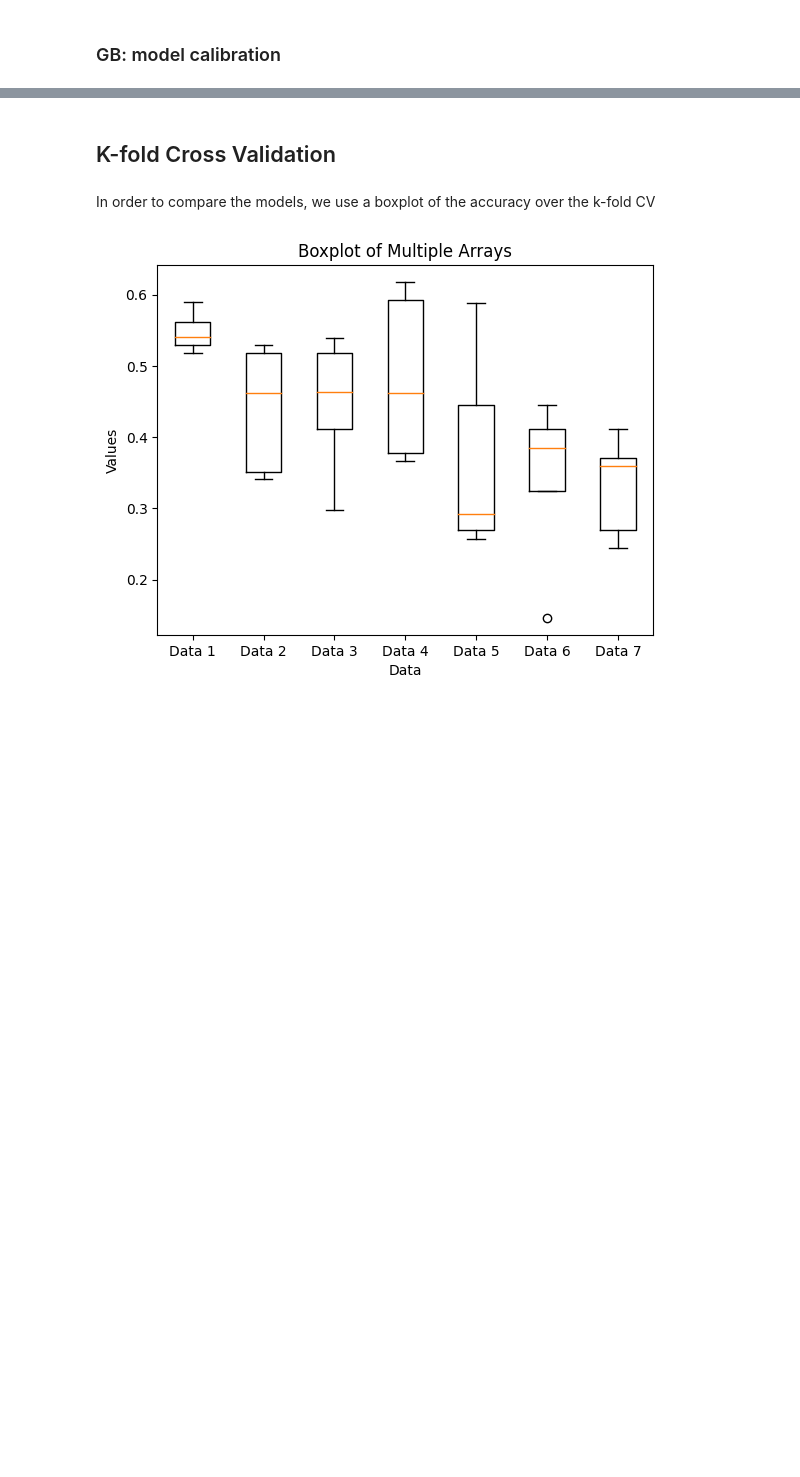
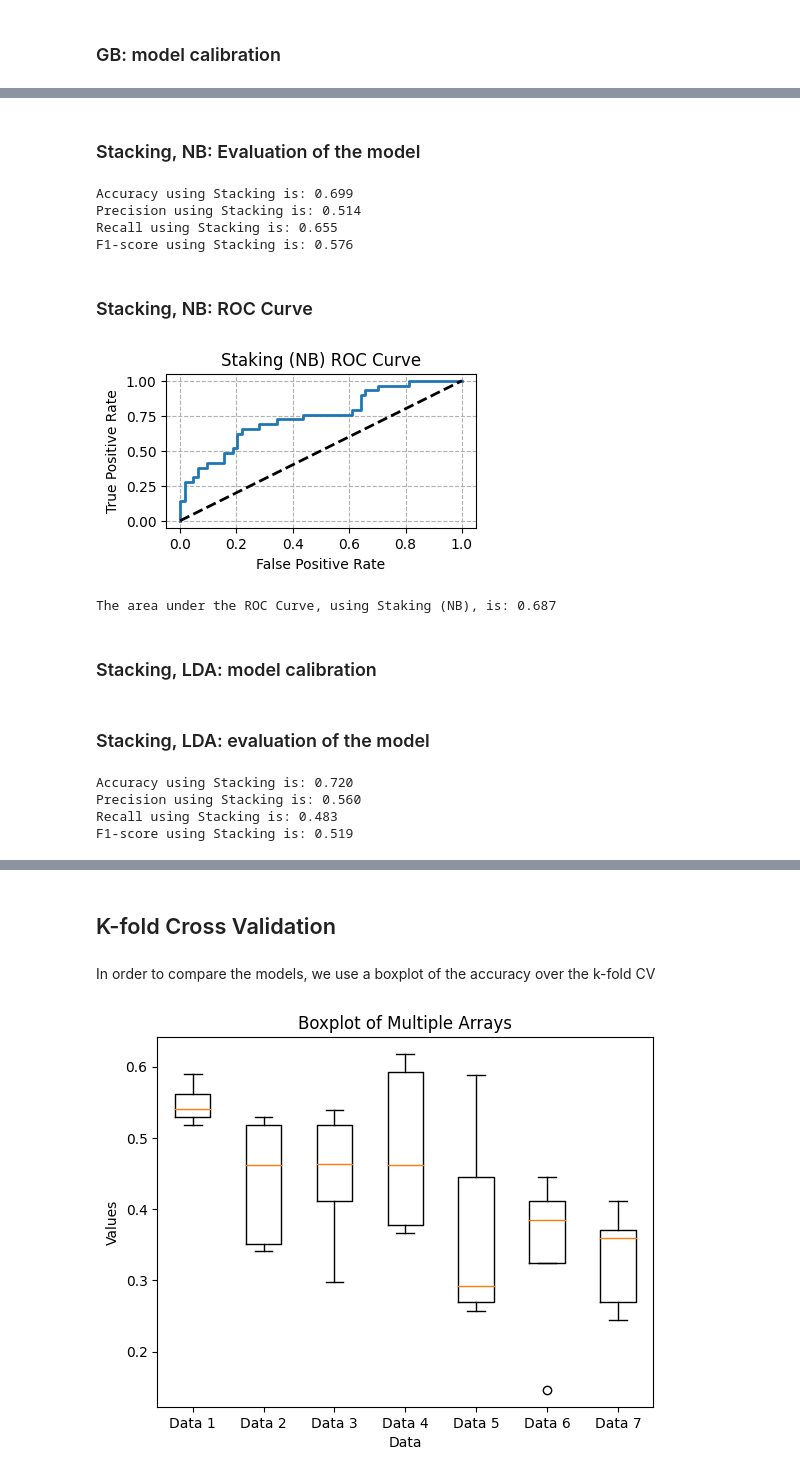
Before and after one commit to gabpedroni/SAheart-dataset-classification, a Jupyter notebook: projet1_Pedroni_Turchi.ipynb, the cells around one changed output, grey strips where cells are left out. Drawn from its saved outputs; the diff is of its cells as text; code cells hidden in the pictures; blank space fills up the shorter version.

Commit message:
aggiunti 3 modelli finali

```diff
--- a/projet1_Pedroni_Turchi.ipynb
+++ b/projet1_Pedroni_Turchi.ipynb
@@ -754,0 +844,56 @@ gb_fit = gb.fit(X_train, y_train)
+# %%
+from sklearn.ensemble import StackingClassifier
+
+stk_estimators = [
+    ('nb', nb),
+    ('lda', lda),
+    ('qda', qda),
+    ('lr', LR),
+    ('dt', tree)
+]
+
+stk_nb = StackingClassifier(estimators=stk_estimators, final_estimator=nb)
+stk_nb_fit = stk_nb.fit(X_train, y_train)
+pY_test = stk_nb_fit.predict_proba(X_test)
+predxclass = np.argmax(pY_test, axis = 1)
+# %% [markdown]
+### Stacking, NB: Evaluation of the model
+# %%
+stk_accuracy = accuracy_score(y_test, predxclass)
+stk_precision = precision_score(y_test, predxclass)
+stk_recall = recall_score(y_test, predxclass)
+stk_f1_score = f1_score(y_test, predxclass)
+
+print(f"Accuracy using Stacking is: {stk_accuracy:.3f}")
+print(f"Precision using Stacking is: {stk_precision:.3f}")
+print(f"Recall using Stacking is: {stk_recall:.3f}")
+print(f"F1-score using Stacking is: {stk_f1_score:.3f}")
+# %% [output]
+Accuracy using Stacking is: 0.699
+Precision using Stacking is: 0.514
+Recall using Stacking is: 0.655
+F1-score using Stacking is: 0.576
+# %% [markdown]
+### Stacking, NB: ROC Curve
+# %%
+stk_y_prob_1 = stk_nb_fit.predict_proba(X_test)[:, 1]
+
+stk_FPR, stk_TPR, stk_threshold = roc_curve(y_test, stk_y_prob_1)
+
+figure = plt.figure(figsize=(4, 2))
+plt.plot(stk_FPR, stk_TPR, linewidth = 2)
+plt.title('Staking (NB) ROC Curve')
+plt.xlabel('False Positive Rate')
+plt.ylabel('True Positive Rate')
+plt.plot(stk_TPR, stk_TPR, "--k", linewidth=2)
+plt.grid(linestyle='dashed')
+plt.show()
+
+stk_y_pred = stk_nb_fit.predict(X_test)
+stk_auc_score = roc_auc_score(y_test, stk_y_pred)
+print(f"The area under the ROC Curve, using Staking (NB), is: {stk_auc_score:.3f}")
+# %% [output]
+[figure, added]
+The area under the ROC Curve, using Staking (NB), is: 0.687
+# %% [markdown]
+### Stacking, LDA: model calibration
@@ -754,0 +915,17 @@ gb_fit = gb.fit(X_train, y_train)
+# %% [markdown]
+### Stacking, LDA: evaluation of the model
+# %%
+stk_accuracy = accuracy_score(y_test, predxclass)
+stk_precision = precision_score(y_test, predxclass)
+stk_recall = recall_score(y_test, predxclass)
+stk_f1_score = f1_score(y_test, predxclass)
+
+print(f"Accuracy using Stacking is: {stk_accuracy:.3f}")
+print(f"Precision using Stacking is: {stk_precision:.3f}")
+print(f"Recall using Stacking is: {stk_recall:.3f}")
+print(f"F1-score using Stacking is: {stk_f1_score:.3f}")
+# %% [output]
+Accuracy using Stacking is: 0.720
+Precision using Stacking is: 0.560
+Recall using Stacking is: 0.483
+F1-score using Stacking is: 0.519
```
Also changed, not shown: parts of 35 cells of this notebook.
